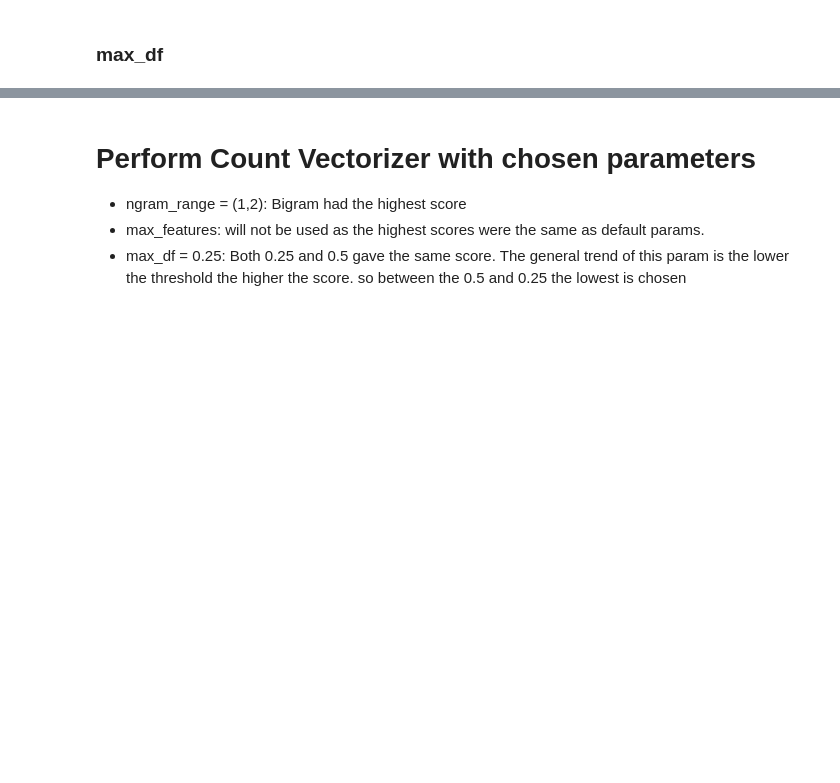
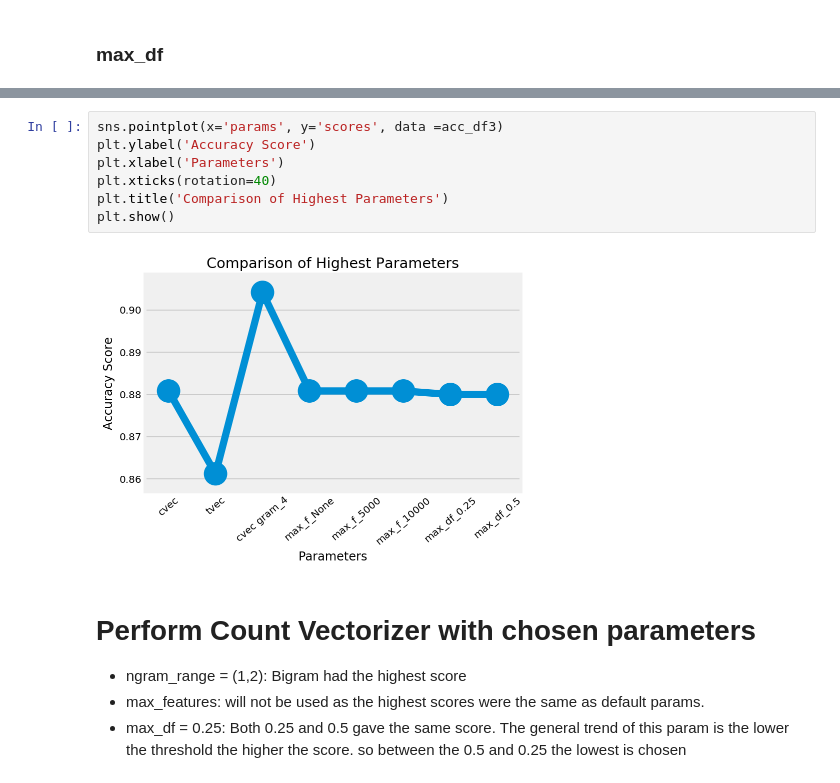
Before and after one commit to annabiancajones/GA_capstone_project, a Jupyter notebook: part4.1_build_feature_transform_logreg_foursquare_predict.ipynb, the cells around one changed output, grey strips where cells are left out. Drawn from its saved outputs; the diff is of its cells as text; blank space fills up the shorter version.

```diff
--- a/part4.1_build_feature_transform_logreg_foursquare_predict.ipynb
+++ b/part4.1_build_feature_transform_logreg_foursquare_predict.ipynb
@@ -359,3 +362,12 @@ acc_df3
+# %%
+sns.pointplot(x='params', y='scores', data =acc_df3)
+plt.ylabel('Accuracy Score')
+plt.xlabel('Parameters')
+plt.xticks(rotation=40)
+plt.title('Comparison of Highest Parameters')
+plt.show()
+# %% [output]
+[figure, added]
 # %% [markdown]
 # Perform Count Vectorizer with chosen parameters
 - ngram_range = (1,2): Bigram had the highest score
```
Also changed, not shown: parts of 15 cells of this notebook, 2 other files.
